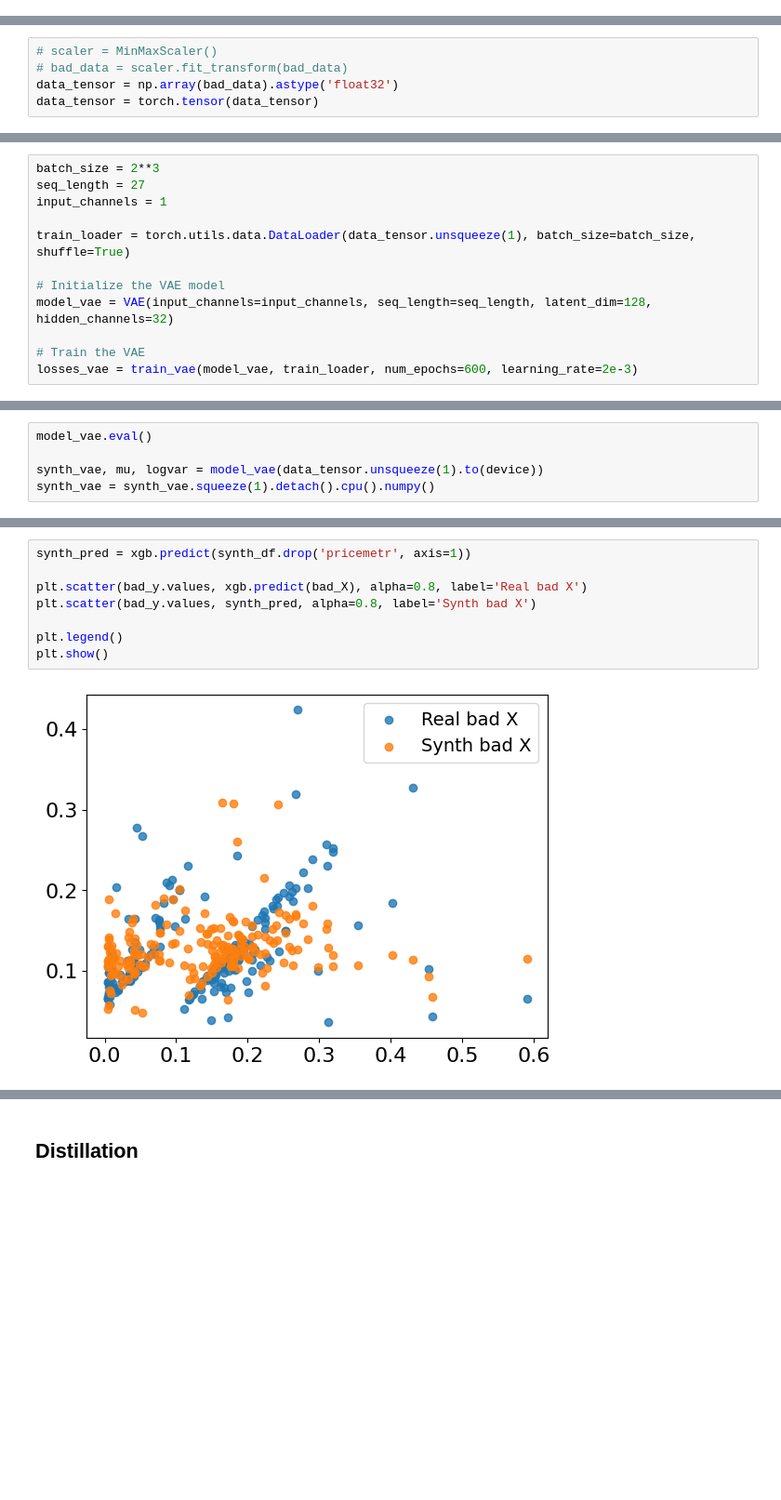
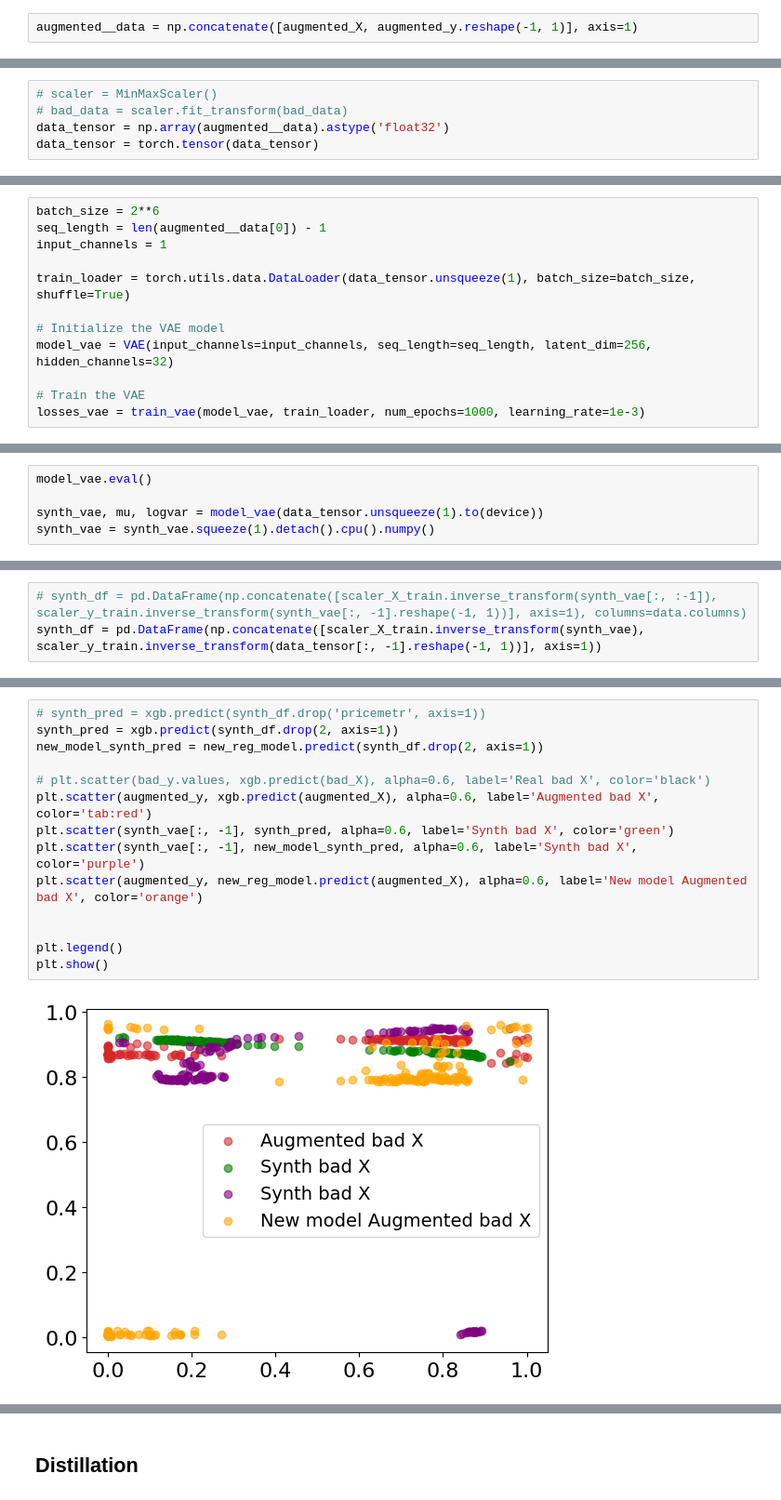
Before and after one commit to osa-bot/Benchmarking, a Jupyter notebook: Model.ipynb, the cells around one changed output, grey strips where cells are left out. Shown at 93% size. Drawn from its saved outputs; the diff is of its cells as text; blank space fills up the shorter version.

```diff
--- a/Model.ipynb
+++ b/Model.ipynb
@@ -183,0 +688,2 @@ bad_data.head()
+# %%
+augmented__data = np.concatenate([augmented_X, augmented_y.reshape(-1, 1)], axis=1)
@@ -186,7 +696,7 @@ bad_data.head()
 # %%
 # scaler = MinMaxScaler()
 # bad_data = scaler.fit_transform(bad_data)
-data_tensor = np.array(bad_data).astype('float32')
+data_tensor = np.array(augmented__data).astype('float32')
 data_tensor = torch.tensor(data_tensor)
 # %%
 import torch
@@ -357,15 +904,15 @@ def train_vae(model, train_loader, num_epochs=500, learning_rate=1e-3, device=No
 
     return losses
 # %%
-batch_size = 2**3
-seq_length = 27
+batch_size = 2**6
+seq_length = len(augmented__data[0]) - 1
 input_channels = 1
 
 train_loader = torch.utils.data.DataLoader(data_tensor.unsqueeze(1), batch_size=batch_size, shuffle=True)
 
 # Initialize the VAE model
-model_vae = VAE(input_channels=input_channels, seq_length=seq_length, latent_dim=128, hidden_channels=32)
+model_vae = VAE(input_channels=input_channels, seq_length=seq_length, latent_dim=256, hidden_channels=32)
 
 # Train the VAE
-losses_vae = train_vae(model_vae, train_loader, num_epochs=600, learning_rate=2e-3)
+losses_vae = train_vae(model_vae, train_loader, num_epochs=1000, learning_rate=1e-3)
 # %%
@@ -410 +942,4 @@ synth_df = pd.DataFrame(scaler.inverse_transform(synth_vae), columns=data.column
+# %%
+# synth_df = pd.DataFrame(np.concatenate([scaler_X_train.inverse_transform(synth_vae[:, :-1]), scaler_y_train.inverse_transform(synth_vae[:, -1].reshape(-1, 1))], axis=1), columns=data.columns)
+synth_df = pd.DataFrame(np.concatenate([scaler_X_train.inverse_transform(synth_vae), scaler_y_train.inverse_transform(data_tensor[:, -1].reshape(-1, 1))], axis=1))
 # %%
@@ -416,10 +948,16 @@ synth_df['pricemetr'].hist(bins=40, alpha=0.7)
 # %%
-synth_pred = xgb.predict(synth_df.drop('pricemetr', axis=1))
+# synth_pred = xgb.predict(synth_df.drop('pricemetr', axis=1))
+synth_pred = xgb.predict(synth_df.drop(2, axis=1))
+new_model_synth_pred = new_reg_model.predict(synth_df.drop(2, axis=1))
 
-plt.scatter(bad_y.values, xgb.predict(bad_X), alpha=0.8, label='Real bad X')
-plt.scatter(bad_y.values, synth_pred, alpha=0.8, label='Synth bad X')
+# plt.scatter(bad_y.values, xgb.predict(bad_X), alpha=0.6, label='Real bad X', color='black')
+plt.scatter(augmented_y, xgb.predict(augmented_X), alpha=0.6, label='Augmented bad X', color='tab:red')
+plt.scatter(synth_vae[:, -1], synth_pred, alpha=0.6, label='Synth bad X', color='green')
+plt.scatter(synth_vae[:, -1], new_model_synth_pred, alpha=0.6, label='Synth bad X', color='purple')
+plt.scatter(augmented_y, new_reg_model.predict(augmented_X), alpha=0.6, label='New model Augmented bad X', color='orange')
+
 
 plt.legend()
 plt.show()
 # %% [output]
-[figure, old version]
+[figure, new version]
```
Also changed, not shown: parts of 55 cells of this notebook.
